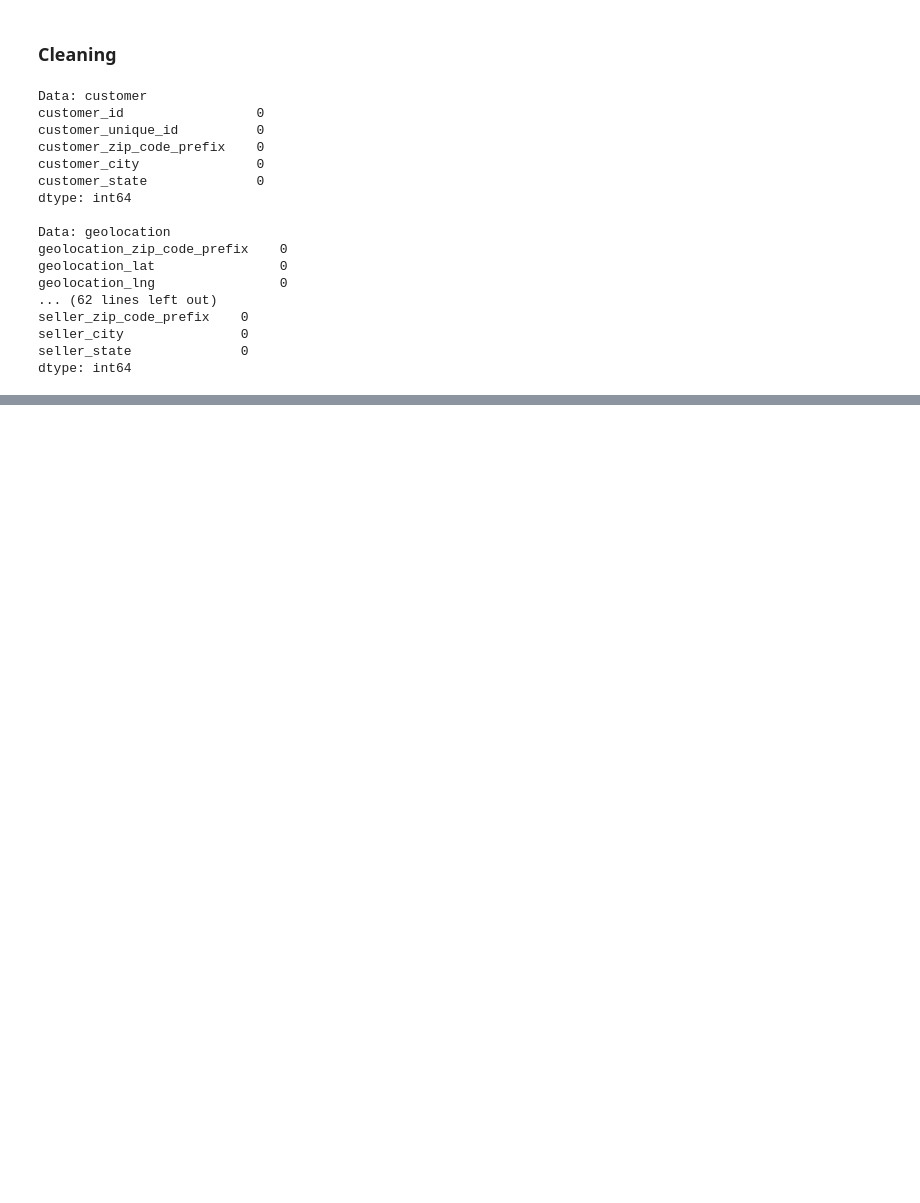
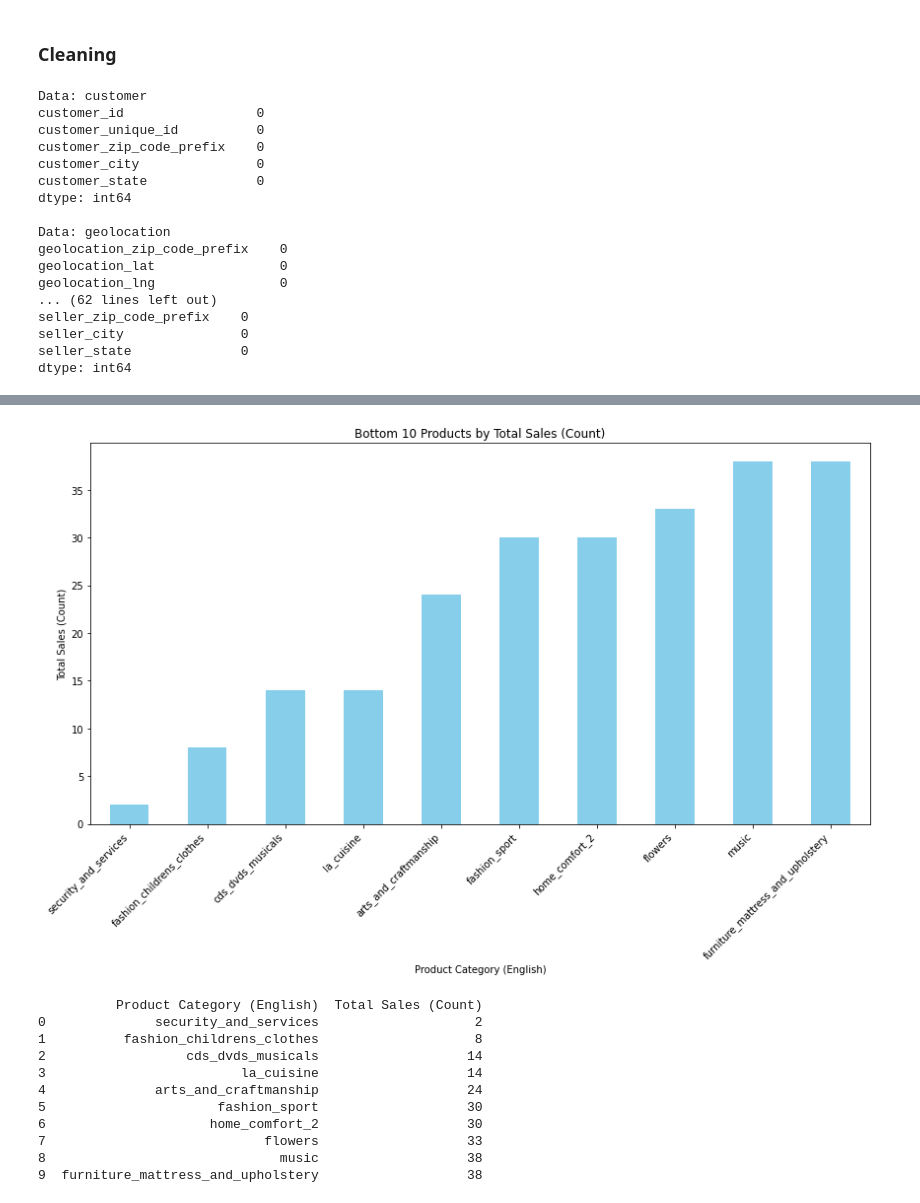
Before and after one commit to Alvinnxyz/DicodingSubmission, a Jupyter notebook: Data Analyst project.ipynb, the cells around one changed output, grey strips where cells are left out. Cells and saved outputs as stored; diff of their text form; code cells hidden in the pictures; blank space fills up the shorter version.

```diff
--- a/Data Analyst project.ipynb
+++ b/Data Analyst project.ipynb
@@ -222,0 +647,35 @@ dtype: int64
+# %%
+import matplotlib.pyplot as plt
+import pandas as pd
+
+# Hitung jumlah produk yang terjual untuk setiap kategori produk
+product_counts = all_df['product_category_name_english'].value_counts().sort_values(ascending=True)
+
+bottom_10_products_count = product_counts.head(10)
+
+# Buat grafik batang untuk 10 produk dengan jumlah penjualan terkecil
+plt.figure(figsize=(12, 8))
+bottom_10_products_count.plot(kind='bar', color='skyblue')
+plt.title('Bottom 10 Products by Total Sales (Count)')
+plt.xlabel('Product Category (English)')
+plt.ylabel('Total Sales (Count)')
+plt.xticks(rotation=45, ha='right')
+plt.tight_layout()
+plt.show()
+
+# Buat DataFrame untuk 10 produk dengan jumlah penjualan terkecil
+bottom_10_products_count_df = pd.DataFrame({'Product Category (English)': bottom_10_products_count.index, 'Total Sales (Count)': bottom_10_products_count.values})
+print(bottom_10_products_count_df)
+# %% [output]
+[figure, added]
+          Product Category (English)  Total Sales (Count)
+0              security_and_services                    2
+1          fashion_childrens_clothes                    8
+2                  cds_dvds_musicals                   14
+3                         la_cuisine                   14
+4              arts_and_craftmanship                   24
+5                      fashion_sport                   30
+6                     home_comfort_2                   30
+7                            flowers                   33
+8                              music                   38
+9  furniture_mattress_and_upholstery                   38
```
Also changed, not shown: parts of 56 cells of this notebook, 33 other files.
